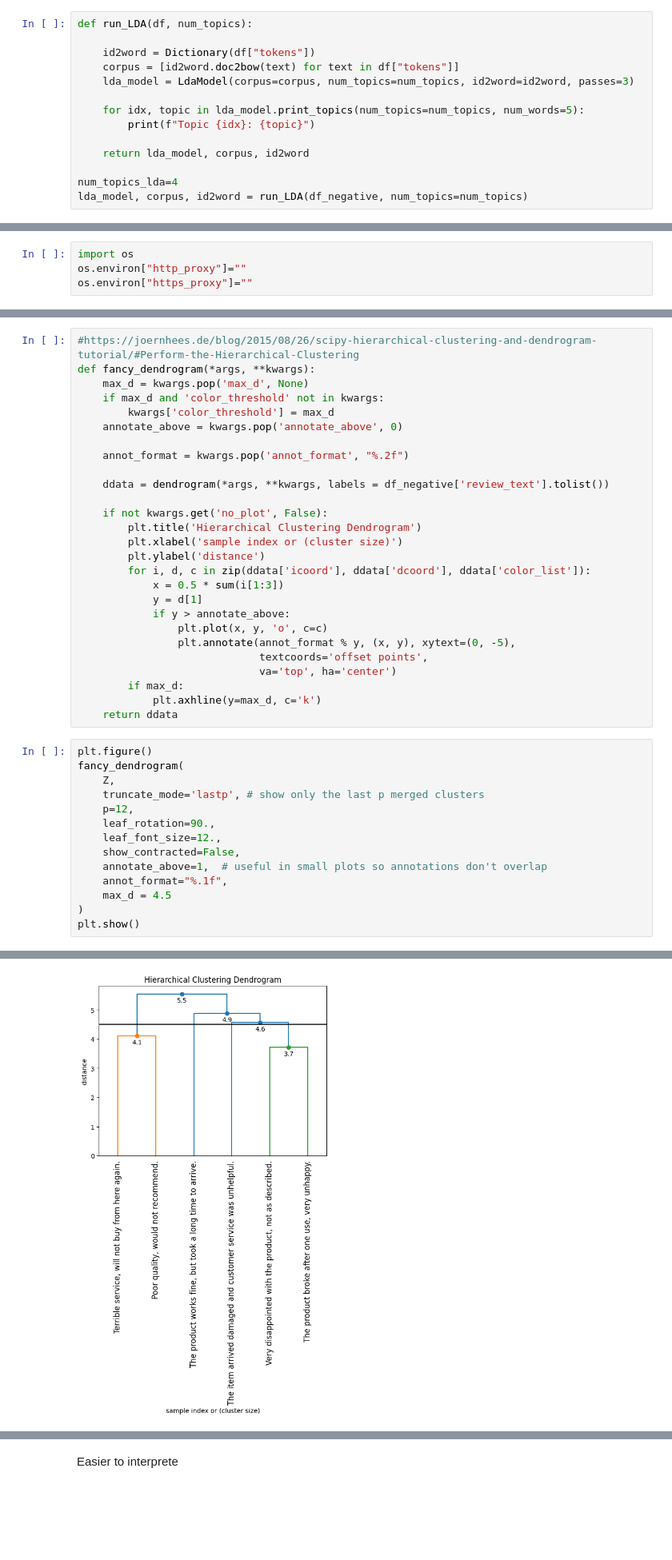
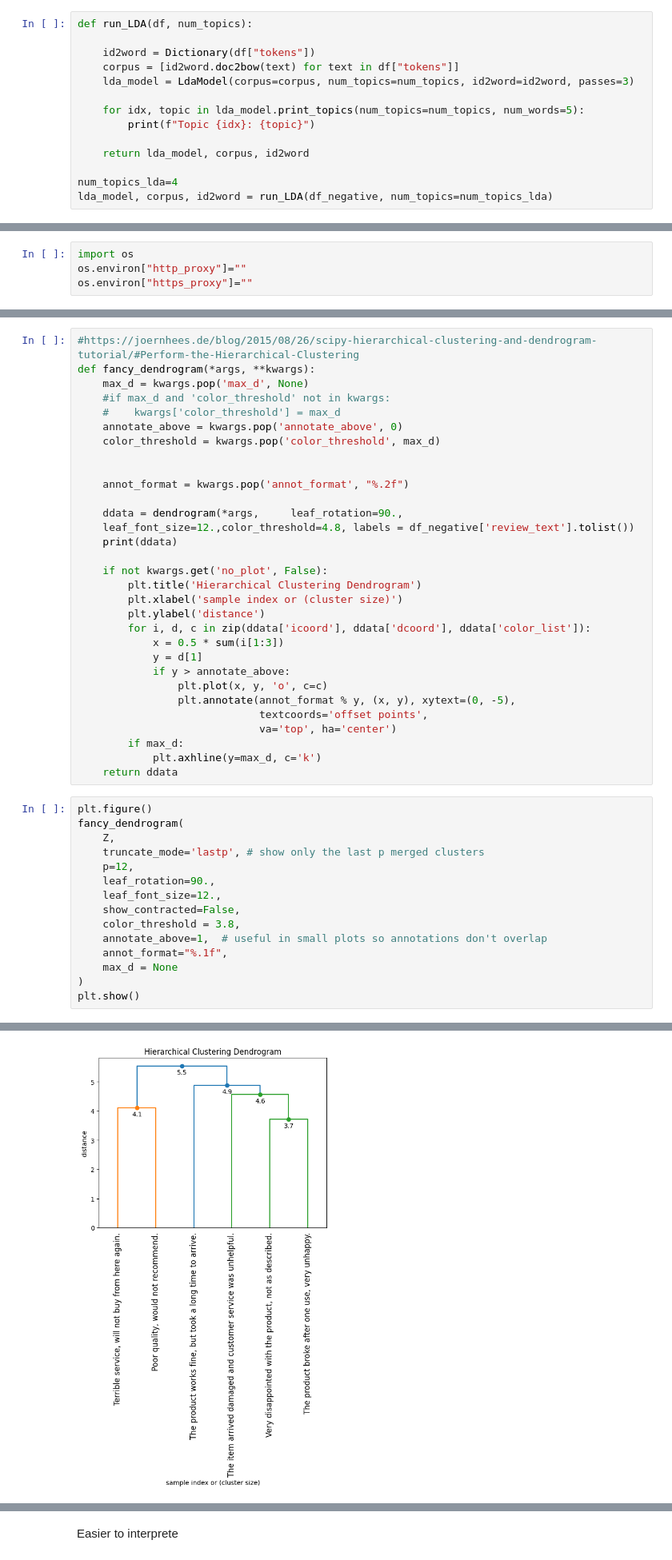
Before and after one commit to csmaiz/vw_technical_challenge, a Jupyter notebook: src/Task4_Real_world_Scenario.ipynb, the cells around one changed output, grey strips where cells are left out. Shown: that part at 80% size. Drawn from its saved outputs; the diff is of its cells as text; blank space fills up the shorter version.

Commit message:
experimenting with dendrogram

```diff
--- a/src/Task4_Real_world_Scenario.ipynb
+++ b/src/Task4_Real_world_Scenario.ipynb
@@ -138,5 +138,5 @@ def run_LDA(df, num_topics):
     return lda_model, corpus, id2word
 
 num_topics_lda=4
-lda_model, corpus, id2word = run_LDA(df_negative, num_topics=num_topics)
+lda_model, corpus, id2word = run_LDA(df_negative, num_topics=num_topics_lda)
 # %% [output]
@@ -262,13 +270,17 @@ plt.show()
 #https://joernhees.de/blog/2015/08/26/scipy-hierarchical-clustering-and-dendrogram-tutorial/#Perform-the-Hierarchical-Clustering
 def fancy_dendrogram(*args, **kwargs):
     max_d = kwargs.pop('max_d', None)
-    if max_d and 'color_threshold' not in kwargs:
-        kwargs['color_threshold'] = max_d
+    #if max_d and 'color_threshold' not in kwargs:
+    #    kwargs['color_threshold'] = max_d
     annotate_above = kwargs.pop('annotate_above', 0)
+    color_threshold = kwargs.pop('color_threshold', max_d)
+
 
     annot_format = kwargs.pop('annot_format', "%.2f")
 
-    ddata = dendrogram(*args, **kwargs, labels = df_negative['review_text'].tolist())
+    ddata = dendrogram(*args,     leaf_rotation=90.,
+    leaf_font_size=12.,color_threshold=4.8, labels = df_negative['review_text'].tolist())
+    print(ddata)
 
     if not kwargs.get('no_plot', False):
         plt.title('Hierarchical Clustering Dendrogram')
@@ -294,9 +306,10 @@ fancy_dendrogram(
     leaf_rotation=90.,
     leaf_font_size=12.,
     show_contracted=False,
+    color_threshold = 3.8,
     annotate_above=1,  # useful in small plots so annotations don't overlap
     annot_format="%.1f",
-    max_d = 4.5
+    max_d = None
 )
 plt.show()
 # %% [output]
@@ -303 +317 @@ plt.show()
-[figure, old version]
+[figure, new version]
```
Also changed, not shown: parts of 14 cells of this notebook.
